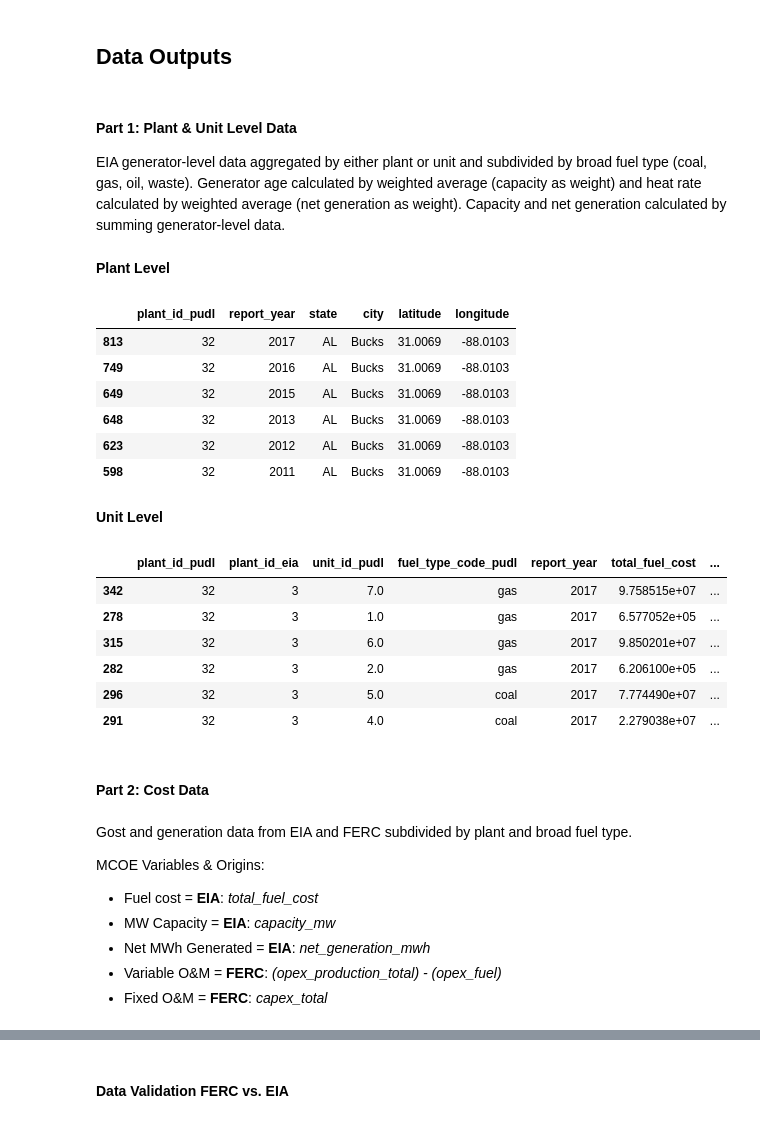
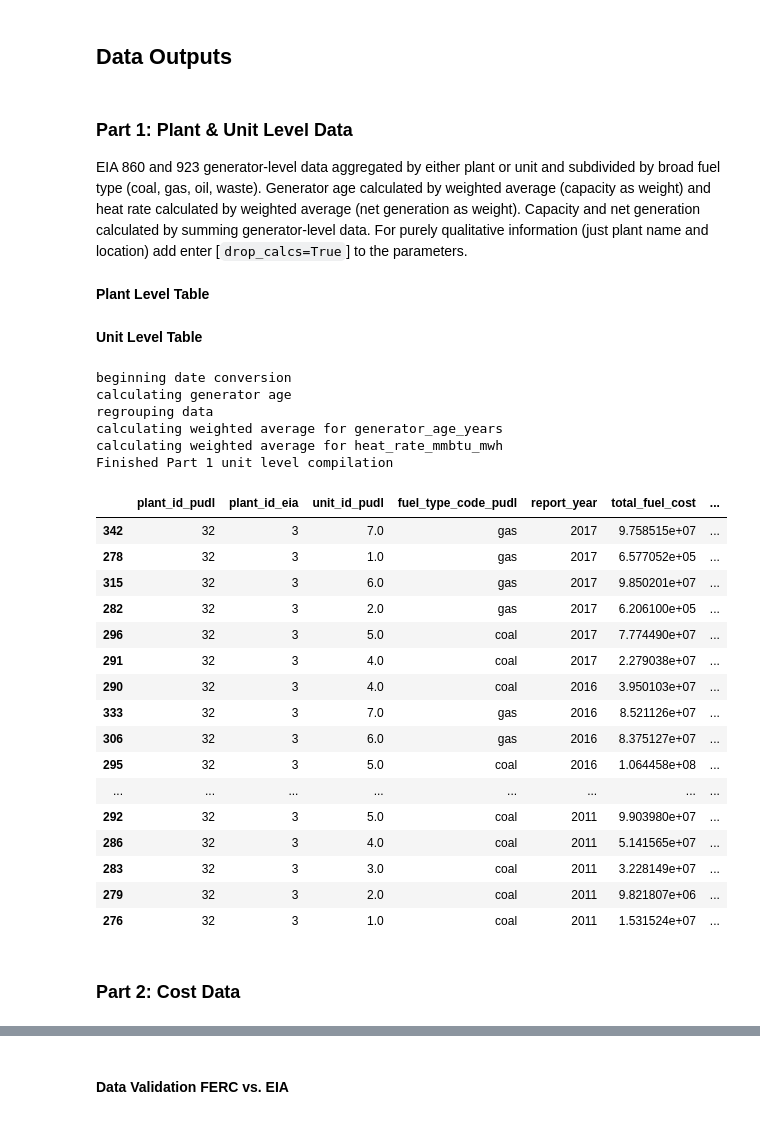
Before and after one commit to catalyst-cooperative/ei-mcoe-map, a Jupyter notebook: mcoe_compilation.ipynb, the cells around one changed output, grey strips where cells are left out. Cells and saved outputs as stored; diff of their text form; code cells hidden in the pictures.

Commit message:
modularized functions in ei_mcoe.py; some flags; cleaner notebook

```diff
--- a/mcoe_compilation.ipynb
+++ b/mcoe_compilation.ipynb
@@ -30,10 +25,10 @@ import datetime
 # %%
-# basic setup for logging
-logger = logging.getLogger()
-logger.setLevel(logging.INFO)
-handler = logging.StreamHandler(stream=sys.stdout)
-formatter = logging.Formatter('%(message)s')
-handler.setFormatter(formatter)
-logger.handlers = [handler]
-pd.options.display.max_columns = None
+# # basic setup for logging
+# logger = logging.getLogger()
+# logger.setLevel(logging.INFO)
+# handler = logging.StreamHandler(stream=sys.stdout)
+# formatter = logging.Formatter('%(message)s')
+# handler.setFormatter(formatter)
+# logger.handlers = [handler]
+# pd.options.display.max_columns = None
 # %%
@@ -96,6 +36,0 @@ def add_generator_age(df):
-# %%
-def test_segment(df):
-    """Grab small portion of the find database that help to visualize whether the aggregation was done correctly."""
-    df = df.loc[df['plant_id_pudl']==32].sort_values('report_year',ascending=False)
-
-    return df
@@ -339,42 +41,41 @@ def part2_main(pudl_out, start_yr=None, end_yr=None):
 # %% [markdown]
 ## <a id='data_out'>Data Outputs</a>
 # %% [markdown]
-#### <a id='part1'>Part 1: Plant & Unit Level Data</a>
-EIA generator-level data aggregated by either plant or unit and subdivided by broad fuel type (coal, gas, oil, waste). Generator age calculated by weighted average (capacity as weight) and heat rate calculated by weighted average (net generation as weight). Capacity and net generation calculated by summing generator-level data.
+### <a id='part1'>Part 1: Plant & Unit Level Data</a>
+EIA 860 and 923 generator-level data aggregated by either plant or unit and subdivided by broad fuel type (coal, gas, oil, waste). Generator age calculated by weighted average (capacity as weight) and heat rate calculated by weighted average (net generation as weight). Capacity and net generation calculated by summing generator-level data. For purely qualitative information (just plant name and location) add enter [`drop_calcs=True`] to the parameters.
 # %% [markdown]
-**Plant Level**
+**Plant Level Table**
 # %%
-plant_df = part1_main(pudl_out, 'plant')
-test_segment(plant_df)
+#plant_df = ei_mcoe.part1_main(pudl_out, 'plant', drop_calcs=True)
+#test_segment(plant_df)
-# %% [output]
-|  | plant_id_pudl | report_year | state | city | latitude | longitude |
-| 813 | 32 | 2017 | AL | Bucks | 31.0069 | -88.0103 |
-| 749 | 32 | 2016 | AL | Bucks | 31.0069 | -88.0103 |
-| 649 | 32 | 2015 | AL | Bucks | 31.0069 | -88.0103 |
-| 648 | 32 | 2013 | AL | Bucks | 31.0069 | -88.0103 |
-| 623 | 32 | 2012 | AL | Bucks | 31.0069 | -88.0103 |
-| 598 | 32 | 2011 | AL | Bucks | 31.0069 | -88.0103 |
 # %% [markdown]
-**Unit Level**
+**Unit Level Table**
 # %%
-unit_level_df = part1_main(pudl_out, 'unit')
-test_segment(unit_level_df).query('report_year==2017')
+unit_df = ei_mcoe.part1_main(pudl_out, 'unit')
+test_segment(unit_df)
 # %% [output]
+beginning date conversion
+calculating generator age
+regrouping data
+calculating weighted average for generator_age_years
+calculating weighted average for heat_rate_mmbtu_mwh
+Finished Part 1 unit level compilation
 |  | plant_id_pudl | plant_id_eia | unit_id_pudl | fuel_type_code_pudl | report_year | total_fuel_cost | ... |
 | 342 | 32 | 3 | 7.0 | gas | 2017 | 9.758515e+07 | ... |
 | 278 | 32 | 3 | 1.0 | gas | 2017 | 6.577052e+05 | ... |
 | 315 | 32 | 3 | 6.0 | gas | 2017 | 9.850201e+07 | ... |
 | 282 | 32 | 3 | 2.0 | gas | 2017 | 6.206100e+05 | ... |
 | 296 | 32 | 3 | 5.0 | coal | 2017 | 7.774490e+07 | ... |
 | 291 | 32 | 3 | 4.0 | coal | 2017 | 2.279038e+07 | ... |
+| 290 | 32 | 3 | 4.0 | coal | 2016 | 3.950103e+07 | ... |
+| 333 | 32 | 3 | 7.0 | gas | 2016 | 8.521126e+07 | ... |
+| 306 | 32 | 3 | 6.0 | gas | 2016 | 8.375127e+07 | ... |
+| 295 | 32 | 3 | 5.0 | coal | 2016 | 1.064458e+08 | ... |
+| ... | ... | ... | ... | ... | ... | ... | ... |
+| 292 | 32 | 3 | 5.0 | coal | 2011 | 9.903980e+07 | ... |
+| 286 | 32 | 3 | 4.0 | coal | 2011 | 5.141565e+07 | ... |
+| 283 | 32 | 3 | 3.0 | coal | 2011 | 3.228149e+07 | ... |
+| 279 | 32 | 3 | 2.0 | coal | 2011 | 9.821807e+06 | ... |
+| 276 | 32 | 3 | 1.0 | coal | 2011 | 1.531524e+07 | ... |
 # %% [markdown]
-#### <a id='part2'>Part 2: Cost Data</a>
+### <a id='part2'>Part 2: Cost Data</a>
-# %% [markdown]
-Gost and generation data from EIA and FERC subdivided by plant and broad fuel type.
-
-MCOE Variables & Origins:
-- Fuel cost = **EIA**: *total_fuel_cost*
-- MW Capacity = **EIA**: *capacity_mw*
-- Net MWh Generated = **EIA**: *net_generation_mwh*
-- Variable O&M = **FERC**: *(opex_production_total) - (opex_fuel)*
-- Fixed O&M = **FERC**: *capex_total*
```
Also changed, not shown: parts of 41 cells of this notebook, 2 other files.
